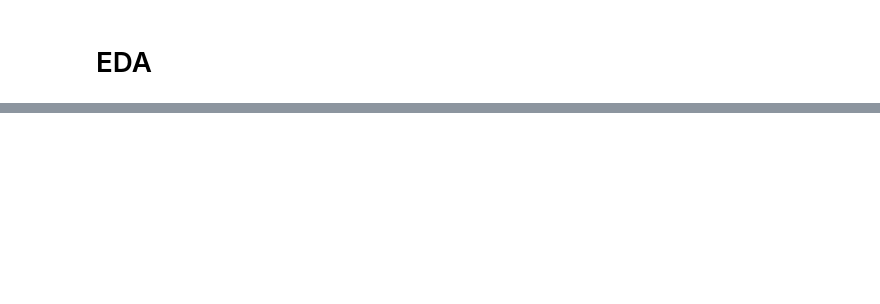
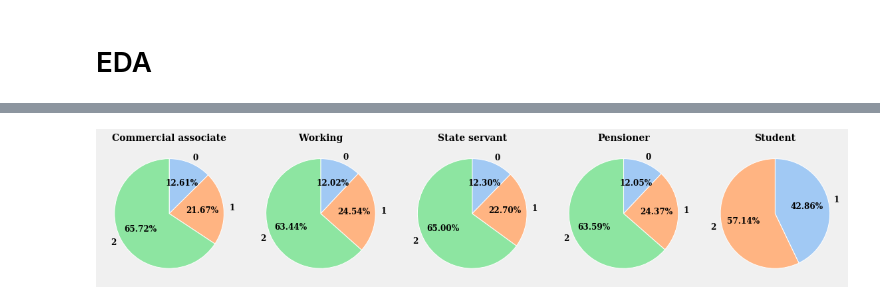
Before and after one commit to mhson-stack/credit-card-overdue-prediciton-ML-project, a Jupyter notebook: credit-card-overdue-eda.ipynb, the cells around one changed output, grey strips where cells are left out. Cells and saved outputs as stored; diff of their text form; code cells hidden in the pictures; blank space fills up the shorter version.

```diff
--- a/credit-card-overdue-eda.ipynb
+++ b/credit-card-overdue-eda.ipynb
@@ -156,0 +192,4 @@ train.corr()
+# %%
+income_type = train['income_type'].unique()
+for type in income_type:
+    print(train[train['income_type'] == type].groupby('credit').count()['gender'])
@@ -156,0 +221,30 @@ train.corr()
+# %%
+fig, ax = plt.subplots(figsize=(16,8),facecolor='#F0F0F0')
+sns.set_theme(style='whitegrid', palette="pastel")
+explode = [0.1, 0, 0]
+wedgeprops={'width': 0.7, 'edgecolor': 'w', 'linewidth': 3}
+font = {'family': 'serif',
+         'color': 'black',
+         'weight': 'bold',
+         'size': 14}
+font_pie = {'family': 'serif',
+            'weight' : 'bold',
+            'color': 'black',
+            'size': 12}
+
+
+for i, type in enumerate(income_type):
+        df = train[train['income_type'] == type].groupby('credit').count()['gender']
+        plt.subplot(1,5,i + 1)
+        plt.pie(df, labels = df.index.astype(int),
+                # explode= explode, wedgeprops=wedgeprops,
+                autopct='%.2f%%', counterclock=False, startangle = 90,
+                textprops=font_pie)
+        plt.title(type, fontdict = font)
+
+
+fig.tight_layout()
+plt.savefig('Graph/income type pie graph', dpi = 200)
+plt.show()
+# %% [output]
+[figure, added]
```
Also changed, not shown: parts of 23 cells of this notebook.
